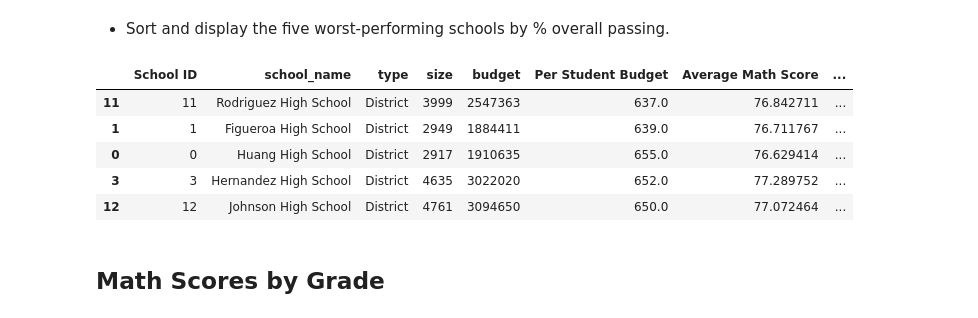
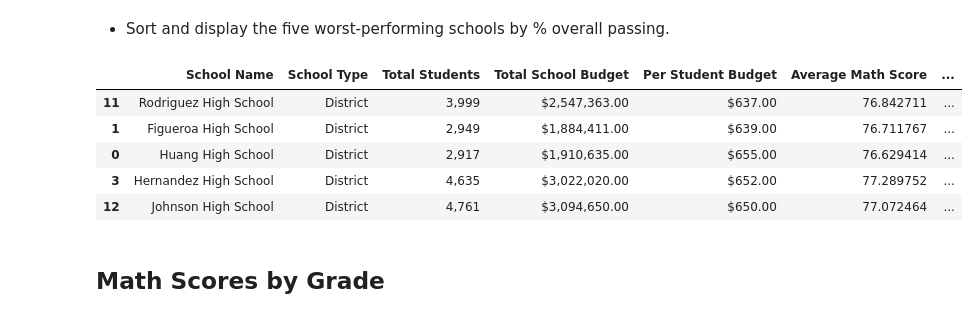
Before and after one commit to Annaolivia5/School-District-Trends, a Jupyter notebook: PyCitySchools/PyCitySchools_starter.ipynb, the cells around one changed output. Saved outputs shown, nothing was run; the diff lists cells and outputs as text; code cells hidden in the pictures.

Commit message:
Updated formatting

```diff
--- a/PyCitySchools/PyCitySchools_starter.ipynb
+++ b/PyCitySchools/PyCitySchools_starter.ipynb
@@ -144,13 +147,27 @@ grouped_by_school_passing_reading_count_df = passing_reading_df.groupby(['school
 num_passing_reading_list = list(grouped_by_school_passing_reading_count_df['reading_score'])
 school_data_summary["% Passing Reading"]  = num_passing_reading_list / school_data['size']
 
-
 # % Overall Passing (The percentage of students that passed math and reading.)
 grouped_by_school_passing_math_reading_count_df = passing_reading_and_math_df.groupby(['school_name']).count()
 num_passing_math_and_reading_list = list(grouped_by_school_passing_math_reading_count_df['math_score'])
 school_data_summary["% Overall Passing"]  = num_passing_math_and_reading_list / school_data['size']
+school_data_summary
 
+# Format and output the data
 
-school_data_summary.head(15)
+school_data_summary_formatted = pd.DataFrame()
+
+school_data_summary_formatted['School Name'] = school_data_summary['School Name']
+school_data_summary_formatted['School Type'] = school_data_summary['School Type']
+school_data_summary_formatted["Total Students"] = school_data_summary["Total Students"].astype(int).map("{:,}".format)
+school_data_summary_formatted["Total School Budget"] = school_data_summary["Total School Budget"].astype(float).map("${:,.2f}".format)
+school_data_summary_formatted["Per Student Budget"] = school_data_summary["Per Student Budget"].astype(float).map("${:,.2f}".format)
+school_data_summary_formatted["Average Math Score"] = school_data_summary["Average Math Score"]
+school_data_summary_formatted["Average Reading Score"] = school_data_summary["Average Reading Score"]
+school_data_summary_formatted["% Passing Math"] = (school_data_summary["% Passing Math"] * 100)
+school_data_summary_formatted["% Passing Reading"] = (school_data_summary["% Passing Reading"] * 100)
+school_data_summary_formatted["% Overall Passing"] = (school_data_summary["% Overall Passing"] * 100)
+
+school_data_summary_formatted.head(15)
 # %% [output]
 |  | School Name | School Type | Total Students | Total School Budget | Per Student Budget | Average Math Score | ... |
@@ -189,16 +206,16 @@ school_data_sorted_by_performance.head(5)
 # %% [markdown]
 * Sort and display the five worst-performing schools by % overall passing.
 # %%
-school_data_sorted_by_performance = school_data.sort_values(['% Passing Reading and Math'], ascending=True)
+school_data_sorted_by_performance = school_data_summary_formatted.sort_values(['% Overall Passing'], ascending=True)
 
 school_data_sorted_by_performance.head(5)
 # %% [output]
-|  | School ID | school_name | type | size | budget | Per Student Budget | Average Math Score | ... |
-| 11 | 11 | Rodriguez High School | District | 3999 | 2547363 | 637.0 | 76.842711 | ... |
-| 1 | 1 | Figueroa High School | District | 2949 | 1884411 | 639.0 | 76.711767 | ... |
-| 0 | 0 | Huang High School | District | 2917 | 1910635 | 655.0 | 76.629414 | ... |
-| 3 | 3 | Hernandez High School | District | 4635 | 3022020 | 652.0 | 77.289752 | ... |
-| 12 | 12 | Johnson High School | District | 4761 | 3094650 | 650.0 | 77.072464 | ... |
+|  | School Name | School Type | Total Students | Total School Budget | Per Student Budget | Average Math Score | ... |
+| 11 | Rodriguez High School | District | 3,999 | $2,547,363.00 | $637.00 | 76.842711 | ... |
+| 1 | Figueroa High School | District | 2,949 | $1,884,411.00 | $639.00 | 76.711767 | ... |
+| 0 | Huang High School | District | 2,917 | $1,910,635.00 | $655.00 | 76.629414 | ... |
+| 3 | Hernandez High School | District | 4,635 | $3,022,020.00 | $652.00 | 77.289752 | ... |
+| 12 | Johnson High School | District | 4,761 | $3,094,650.00 | $650.00 | 77.072464 | ... |
 # %% [markdown]
 ## Math Scores by Grade
 # %% [markdown]
```
Also changed, not shown: parts of 7 cells of this notebook.
